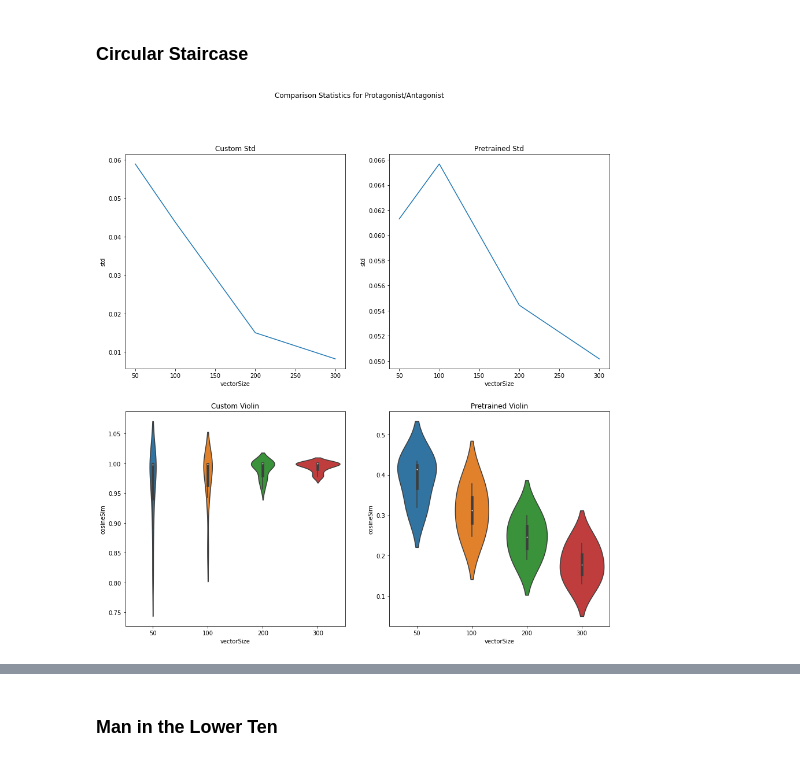
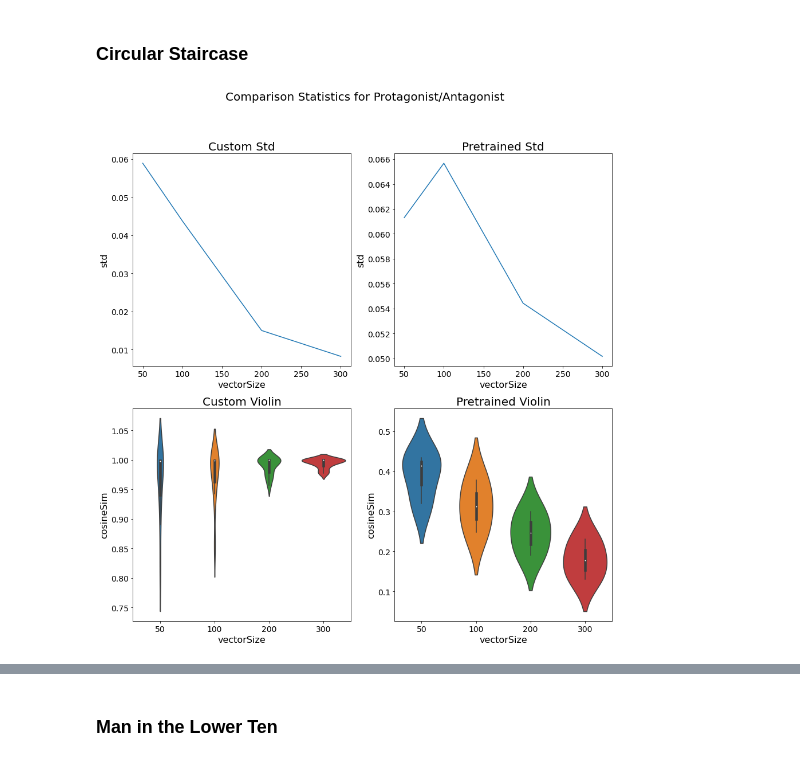
Before and after one commit to NLPaladins/rinehartAnalysis_wordVectors, a Jupyter notebook: main.ipynb, the cells around one changed output, grey strips where cells are left out. Drawn from its saved outputs; the diff is of its cells as text; code cells hidden in the pictures.

```diff
--- a/main.ipynb
+++ b/main.ipynb
@@ -1193,6 +1171,6 @@ protag_antag_dists_pre = pd.read_pickle(f"data{os.sep}The_Circular_Staircase__pr
 antag_crime_weap_dists_pre = pd.read_pickle(f"data{os.sep}The_Circular_Staircase__antag_crime_weap_dists__PRETRAINED.pkl")
 antag_crime_obj_dists_pre = pd.read_pickle(f"data{os.sep}The_Circular_Staircase__antag_crime_obj_dists__PRETRAINED.pkl")
 # %%
-plot_differences(protag_antag_dists, protag_antag_dists_pre, "Protagonist/Antagonist")
+books_lib.plotter.plot_differences(protag_antag_dists, protag_antag_dists_pre, "Protagonist/Antagonist")
 # %% [output]
-[figure, old version]
+[figure, new version]
```
Also changed, not shown: parts of 28 cells of this notebook, 5 other files.
